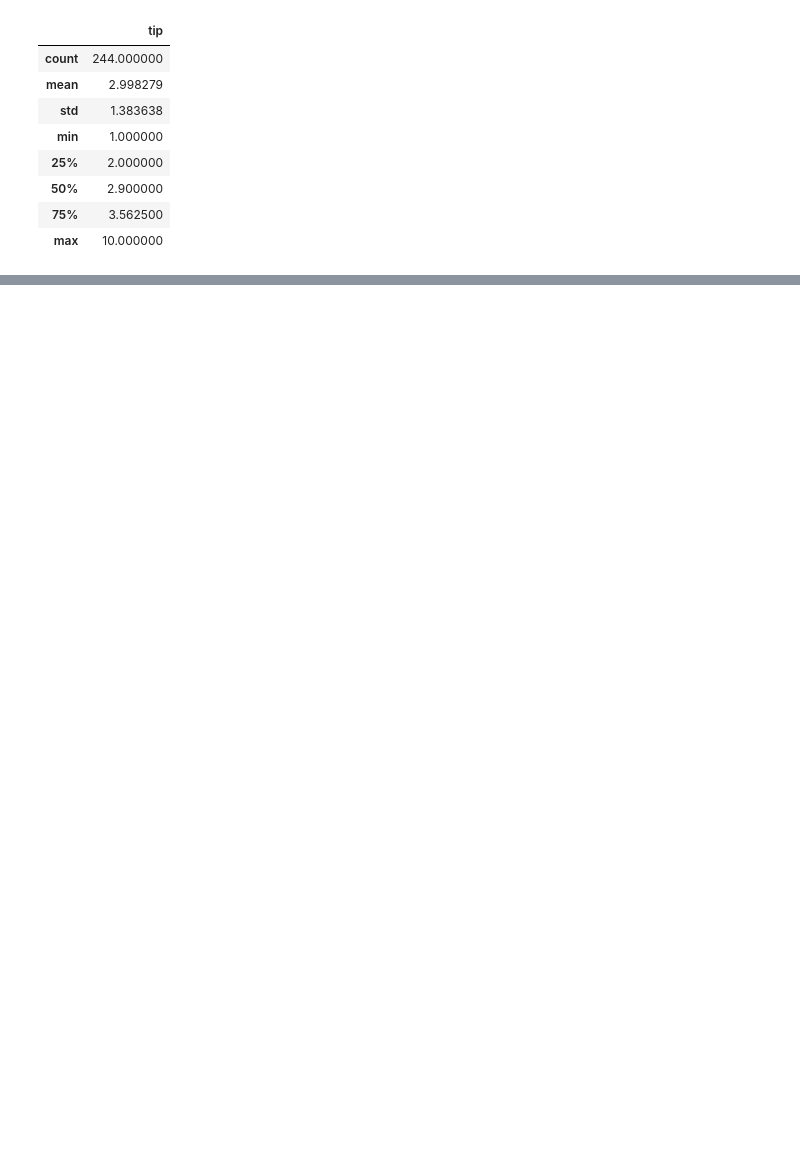
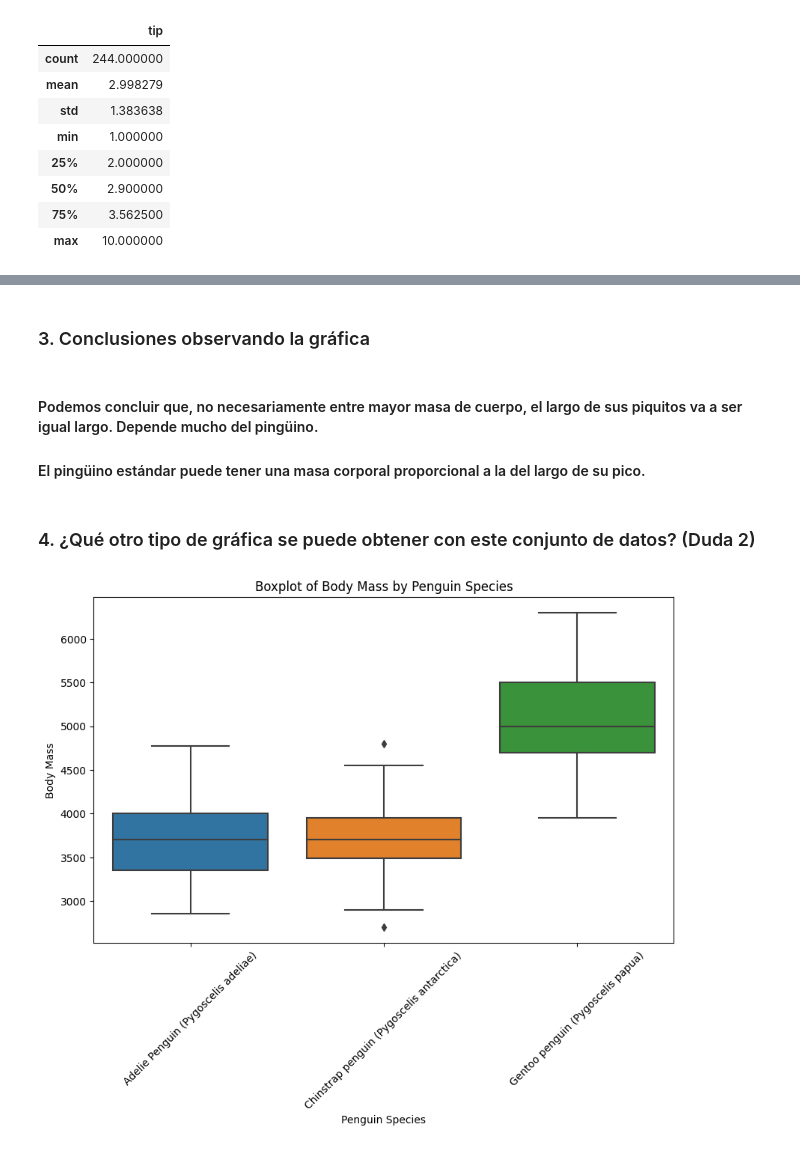
Before and after one commit to ingridsfd/preworks-data-science-ucamp, a Jupyter notebook: M2/Ingrid__M2S5_Análisis_Exploratorio_de_Datos.ipynb, the cells around one changed output, grey strips where cells are left out. Drawn from its saved outputs; the diff is of its cells as text; code cells hidden in the pictures; blank space fills up the shorter version.

```diff
--- a/M2/Ingrid__M2S5_Análisis_Exploratorio_de_Datos.ipynb
+++ b/M2/Ingrid__M2S5_Análisis_Exploratorio_de_Datos.ipynb
@@ -841,0 +1011,23 @@ KeyError: ignored
+# %% [markdown]
+### 3. Conclusiones observando la gráfica
+# %% [markdown]
+#### Podemos concluir que, no necesariamente entre mayor masa de cuerpo, el largo de sus piquitos va a ser igual largo. Depende mucho del pingüino.
+#### El pingüino estándar puede tener una masa corporal proporcional a la del largo de su pico.
+# %% [markdown]
+### 4. ¿Qué otro tipo de gráfica se puede obtener con este conjunto de datos? (Duda 2)
+# %%
+#Una gráfica de caja y bigote
+# 1. Llamamos al subplot y seaborn
+plt.figure(figsize=(10, 6))  # Set the figure size (adjust as needed)
+sns.boxplot(x="Species", y="Body Mass (g)", data=df_penguin)
+
+# 3. Estilos gráficos
+plt.xlabel("Penguin Species")
+plt.ylabel("Body Mass")
+plt.title("Boxplot of Body Mass by Penguin Species")
+plt.xticks(rotation=45)  # Rotate x-axis labels for better readability if needed
+
+# 5. Declaramos para mostrar
+plt.show()
+# %% [output]
+[figure, added]
```
Also changed, not shown: parts of 34 cells of this notebook.
